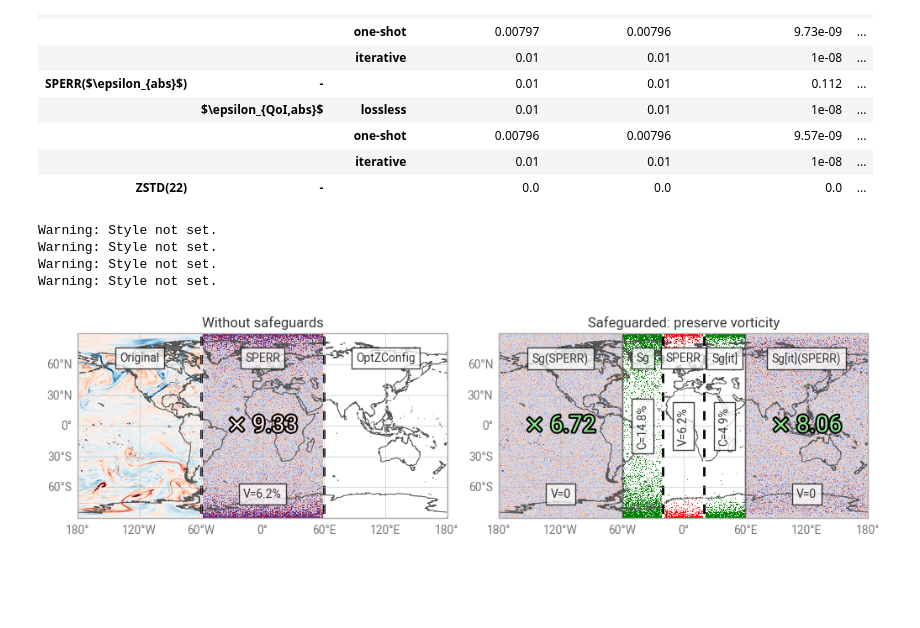
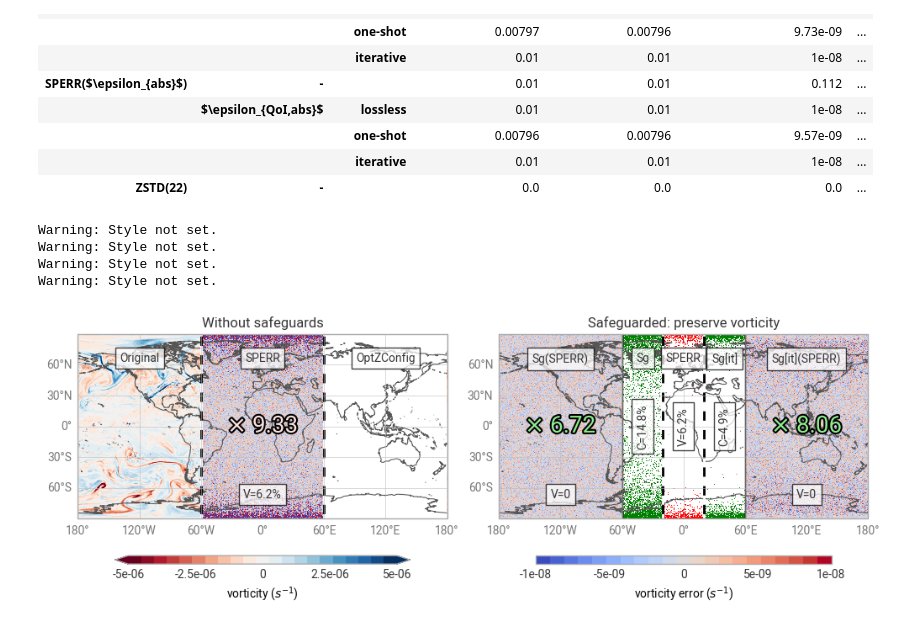
Before and after one commit to juntyr/compression-safeguards, a Jupyter notebook: examples/vorticity.ipynb, the cells around one changed output. Drawn from its saved outputs; the diff is of its cells as text; code cells hidden in the pictures; blank space fills up the shorter version.

```diff
--- a/examples/vorticity.ipynb
+++ b/examples/vorticity.ipynb
@@ -908,6 +908,8 @@ t = chart.ax.text(
     transform=chart.ax.transAxes,
 )
 t.set_bbox(dict(facecolor="white", alpha=0.75, edgecolor="black"))
+
+chart.legend()
 
 # # SPERR
 my_ERA5_VOR = compute_vorticity(ERA5_sperr)
@@ -1016,24 +1018,28 @@ chart.pcolormesh(
     no_style=True,
     cmap=mpl.colors.ListedColormap(["white", "green"]),
     zorder=-11,
+    legend_style=None,
 )
 chart.pcolormesh(
     is_err.sel(longitude=slice(340, 360)),
     no_style=True,
     cmap=mpl.colors.ListedColormap(["white", "red"]),
     zorder=-11,
+    legend_style=None,
 )
 chart.pcolormesh(
     is_err.sel(longitude=slice(0, 20)),
     no_style=True,
     cmap=mpl.colors.ListedColormap(["white", "red"]),
     zorder=-11,
+    legend_style=None,
 )
 chart.pcolormesh(
     is_corr_it.sel(longitude=slice(20, 60)),
     no_style=True,
     cmap=mpl.colors.ListedColormap(["white", "green"]),
     zorder=-11,
+    legend_style=None,
 )
 
 t = chart.ax.text(
@@ -1160,6 +1166,8 @@ t = chart.ax.text(
 )
 t.set_bbox(dict(facecolor="white", alpha=0.75, edgecolor="black"))
 
+chart.legend(extend="neither")
+
 # Safeguarded[it](SPERR)
 my_ERA5_VOR = compute_vorticity(ERA5_sg_it["sperr.rs"])
 with xr.set_options(keep_attrs=True):
@@ -1207,31 +1215,31 @@ t = chart.ax.text(
     transform=chart.ax.transAxes,
 )
 t.set_bbox(dict(facecolor="white", alpha=0.75, edgecolor="black"))
 
 chart.ax.set_rasterization_zorder(-10)
 
 chart.ax.axvline(-20, c="white", ls=(2, (4, 4)), lw=2)
 chart.ax.axvline(-20, c="black", ls=(6, (4, 4)), lw=2)
 chart.ax.axvline(+20, c="white", ls=(2, (4, 4)), lw=2)
 chart.ax.axvline(+20, c="black", ls=(6, (4, 4)), lw=2)
 
 chart.ax.axvline(-60, c="black", lw=1)
 chart.ax.axvline(+60, c="black", lw=1)
 
 chart.title("Safeguarded: preserve vorticity")
 
 for m in earthkit.plots.schemas.schema.quickmap_subplot_workflow:
     if m != "title":
         getattr(chart, m)()
 
 for m in earthkit.plots.schemas.schema.quickmap_figure_workflow:
     if m != "legend":
         getattr(chart, m)()
 
 fig.save("vorticity-summary.pdf")
 # %% [output]
 Warning: Style not set.
 Warning: Style not set.
 Warning: Style not set.
 Warning: Style not set.
-[figure, old version]
+[figure, new version]
```
Also changed, not shown: 1 other file.
